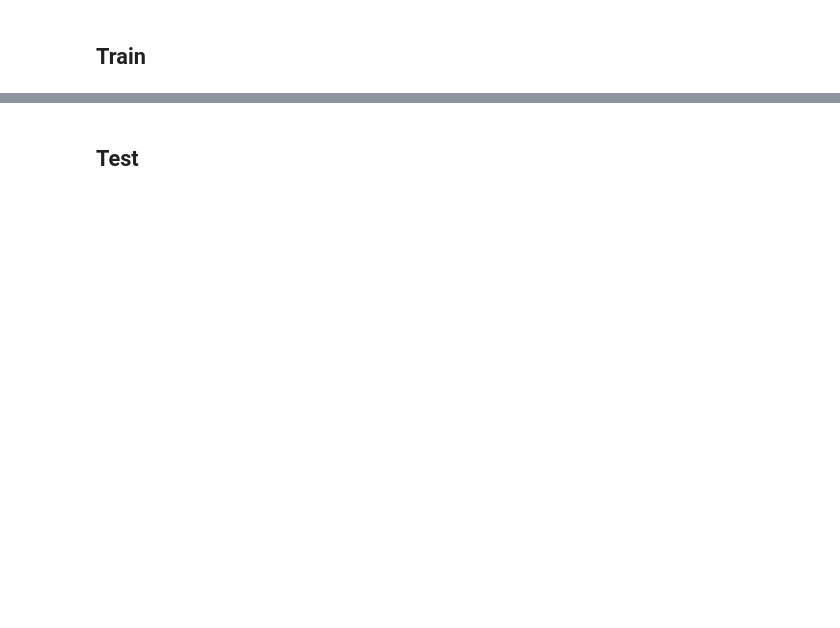
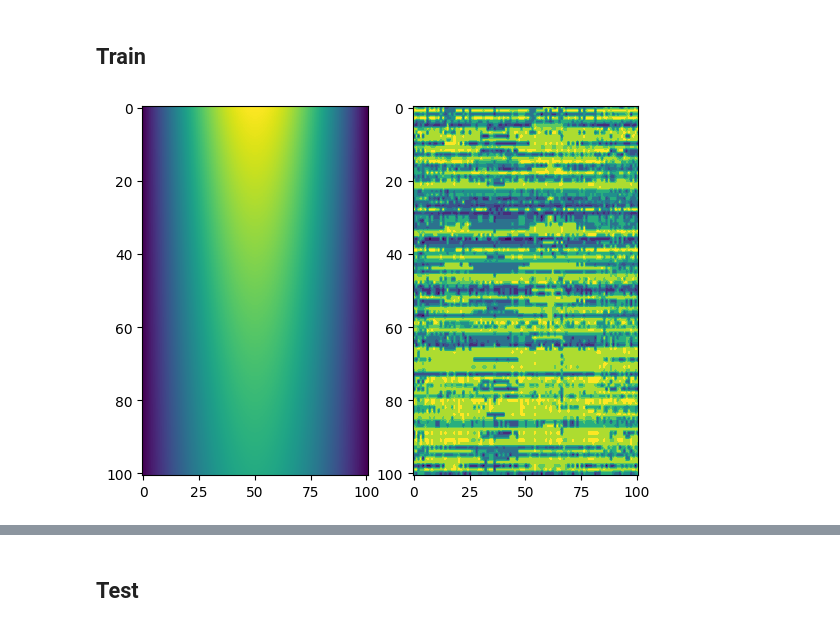
Before and after one commit to Hrrsmjd/fourier_neural_operator, a Jupyter notebook: temp/fourier_2d_heat_equation.ipynb, the cells around one changed output, grey strips where cells are left out. Saved outputs shown, nothing was run; the diff lists cells and outputs as text; code cells hidden in the pictures; blank space fills up the shorter version.

```diff
--- a/temp/fourier_2d_heat_equation.ipynb
+++ b/temp/fourier_2d_heat_equation.ipynb
@@ -393,4 +397,34 @@ loss_function = nn.MSELoss()
 # %%
 ## Optimizer
 optimizer = torch.optim.Adam(model.parameters(), lr=learning_rate)
+# %%
+## Test 0
+## Initial Condition
+# betat0 = np.random.uniform(-10, 10)
+betat0 = np.pi
+beta_matt0 = np.ones((nt + 1, nx + 1))
+
+## Compute Solution
+ut0 = np.zeros((nt + 1, nx + 1))
+ut0[0] = np.sin(betat0 * X[0])
+ut0[:, 0] = ux0
+ut0[:, -1] = uxn
+
+# b = np.zeros(nx - 1)
+for j in range(1, nt + 1):
+    # b[0] = r * u[j - 1, 0] + r * u[j, 0]
+    # b[-1] = r * u[j - 1, -1] + r * u[j, -1]
+    ut0[j, 1:nx] = Ainv @ ((B @ ut0[j - 1, 1:nx])) # + b)
+
+# print(torch.tensor(beta_matt0).float().unsqueeze(0).unsqueeze(0).shape)
+upredt0 = model(torch.tensor(beta_matt0).float().unsqueeze(0).unsqueeze(0))
+# print(upredt0.shape)
+
+plt.subplot(121)
+plt.imshow(ut0, aspect='auto')
+plt.subplot(122)
+plt.imshow(upredt0.detach()[0][0], aspect='auto')
+plt.show()
+# %% [output]
+[figure, added]
 # %%
```
Also changed, not shown: parts of 17 cells of this notebook.
